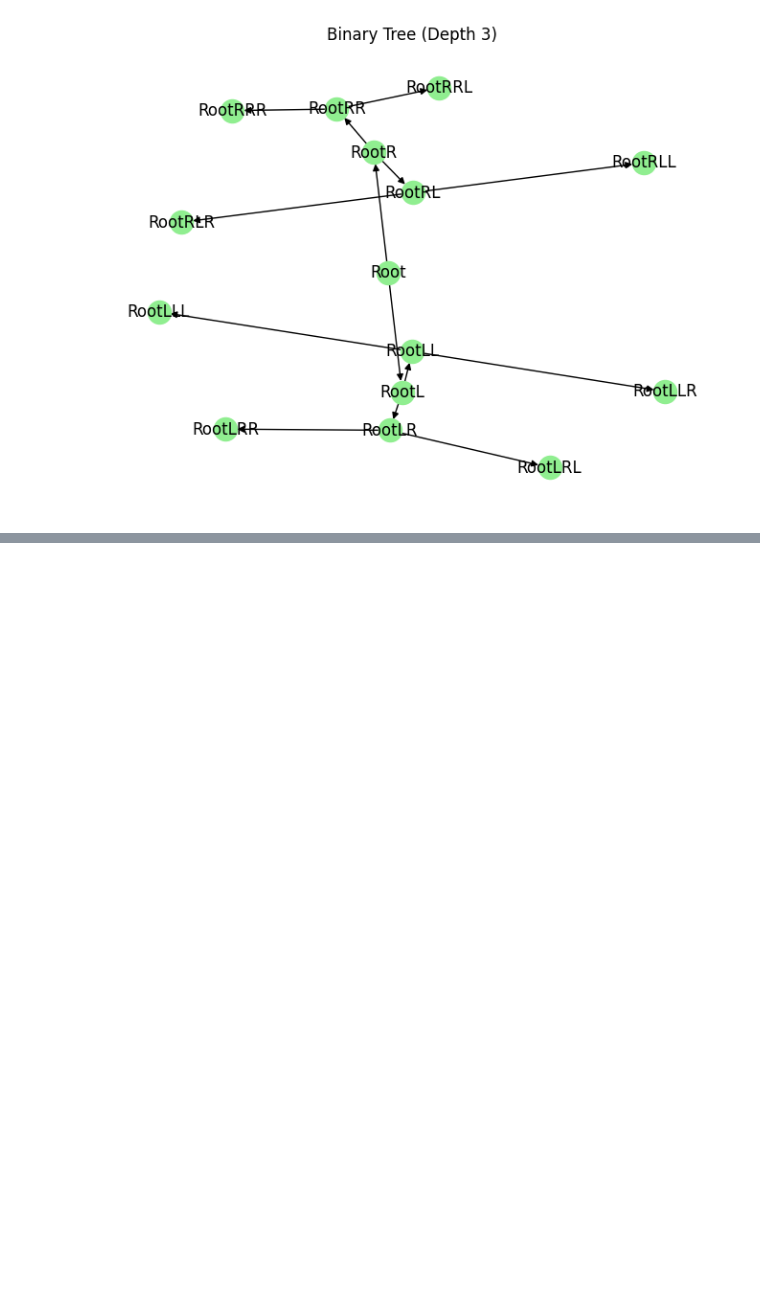
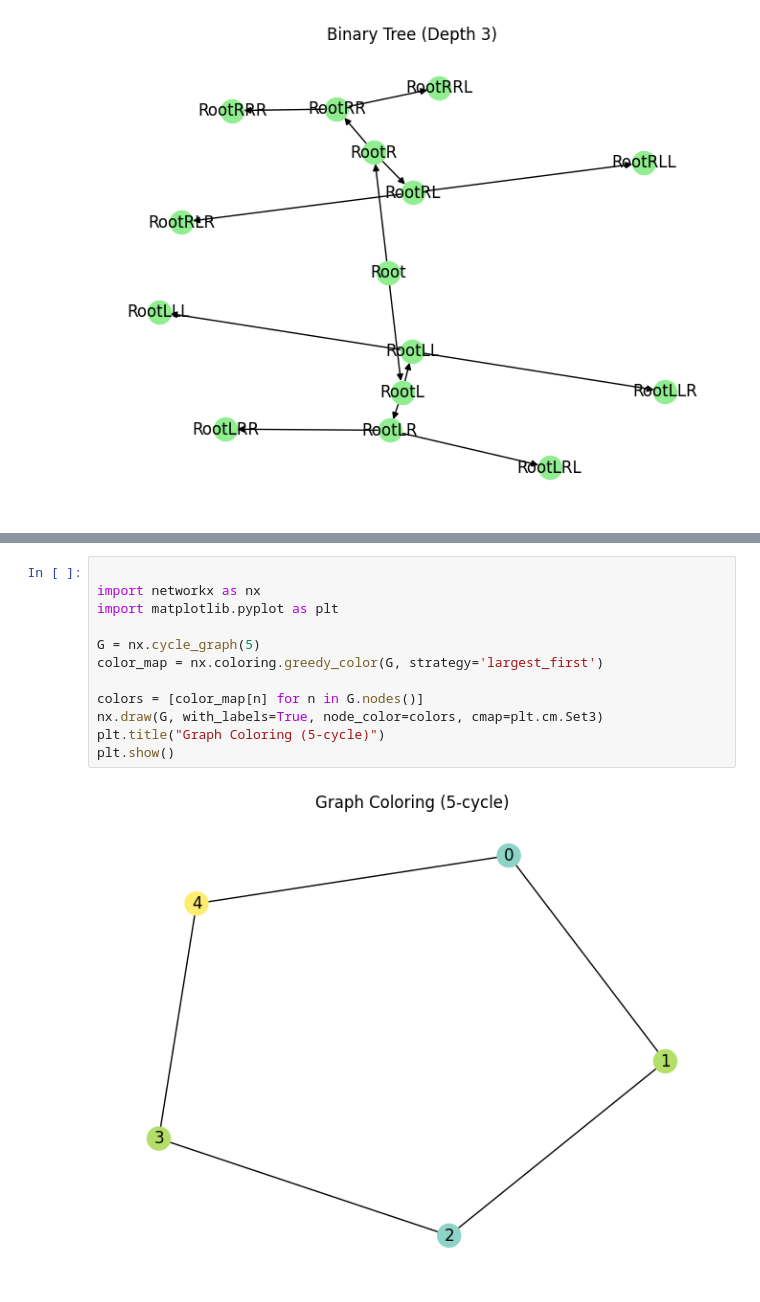
Before and after one commit to rmd360/machinelearningproject, a Jupyter notebook: Maths.ipynb, the cells around one changed output, grey strips where cells are left out. Cells and saved outputs as stored; diff of their text form; blank space fills up the shorter version.

```diff
--- a/Maths.ipynb
+++ b/Maths.ipynb
@@ -1125,0 +1157,14 @@ print(df)
+# %%
+
+import networkx as nx
+import matplotlib.pyplot as plt
+
+G = nx.cycle_graph(5)
+color_map = nx.coloring.greedy_color(G, strategy='largest_first')
+
+colors = [color_map[n] for n in G.nodes()]
+nx.draw(G, with_labels=True, node_color=colors, cmap=plt.cm.Set3)
+plt.title("Graph Coloring (5-cycle)")
+plt.show()
+# %% [output]
+[figure, added]
```
Also changed, not shown: parts of 3 cells of this notebook.
